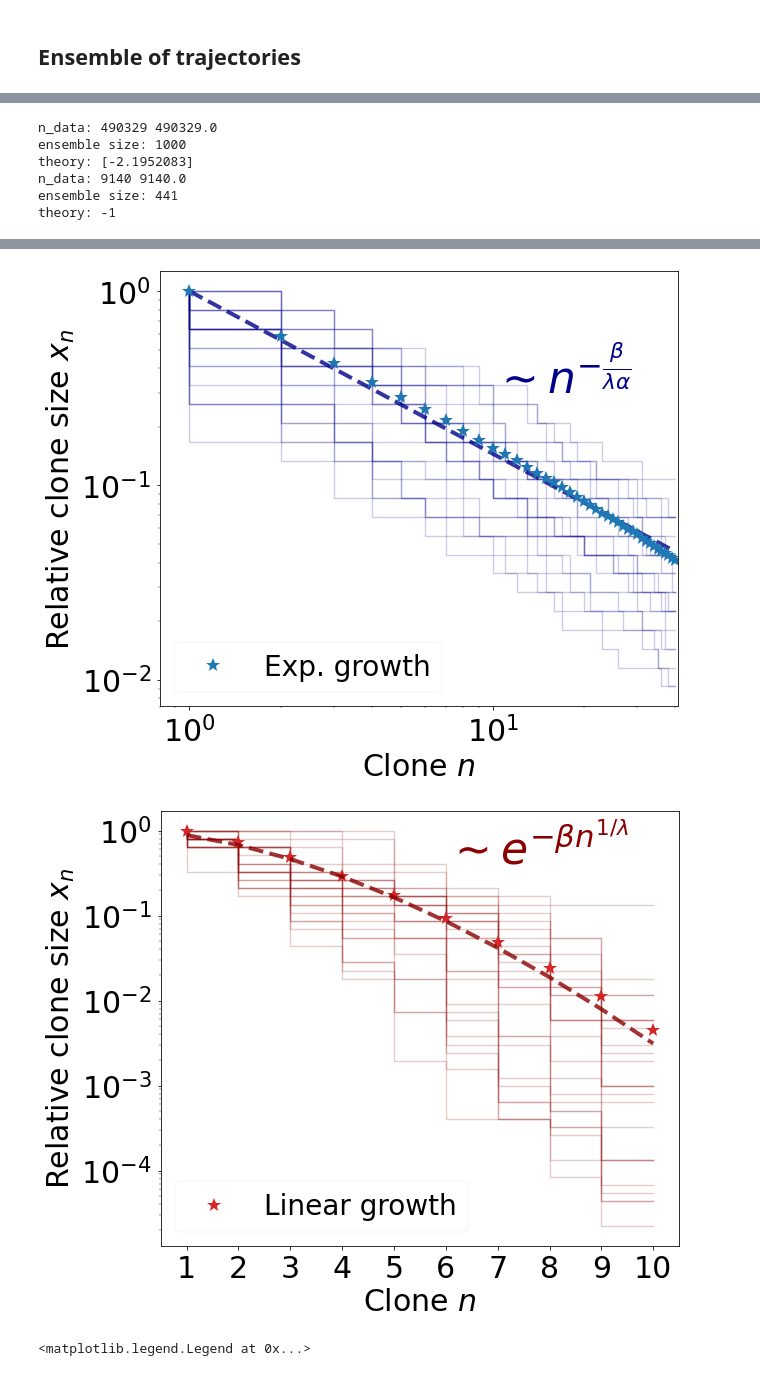
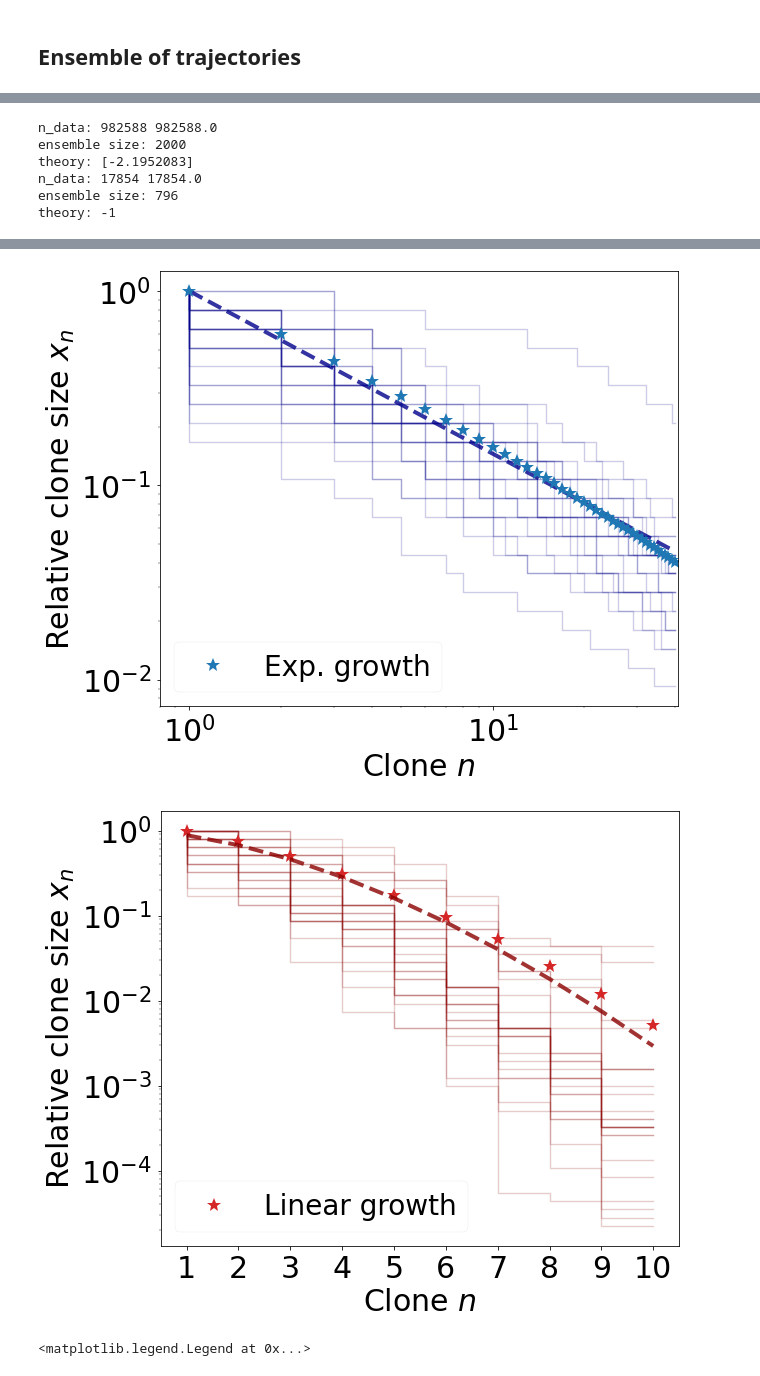
Before and after one commit to rmorantovar/Immune_System, a Jupyter notebook: Jupyter_Notebooks/1_Dynamics.ipynb, the cells around one changed output, grey strips where cells are left out. Cells and saved outputs as stored; diff of their text form; code cells hidden in the pictures.

```diff
--- a/Jupyter_Notebooks/1_Dynamics.ipynb
+++ b/Jupyter_Notebooks/1_Dynamics.ipynb
@@ -201,7 +201,7 @@ for ti, energy_model in enumerate(energy_models):
                     temp_array = np.flip(np.sort(data_bcells_ensemble[int(N_final):int(N_final+N_final_active[j+1])]))
                     for k in range(N_clones):
                         Clone_relative_sizes[k] += (temp_array[k]/temp_array[0])
-                if j%40==0:
+                if j%80==0:
                     ax2.step(n_array, temp_array[:N_clones]/temp_array[0], alpha=.2, color=colors_fit[i])
             print('ensemble size:', N_ens)
             #-------------------------------------------
@@ -212,7 +212,7 @@ for ti, energy_model in enumerate(energy_models):
             #-------------------------------------------
             ax2.plot(n_array, ((n_array))**(-beta/(lambd*alpha)), linestyle = '--', marker = '', ms = 8, linewidth = 4, color=colors_fit[i], alpha = .8)
             ax2.plot(n_array, Clone_relative_sizes/N_ens, color = colors[i], linestyle = '', linewidth = 1.5, marker = '*', ms = 15, label = 'Exp. growth')
-            ax2.text(x=1e1, y=3e-1, s = r'$\sim n^{-\frac{\beta}{\lambda\alpha}}$', fontsize=44, color = colors_fit[i])
+            #ax2.text(x=1e1, y=3e-1, s = r'$\sim n^{-\frac{\beta}{\lambda\alpha}}$', fontsize=44, color = colors_fit[i])
             ax2.set_xlim(left = .8, right = N_clones+1)
             ax.plot(clone_size[:-1][:], plaw_fit_csd[:-1][:], linestyle = '--', marker = '', ms = 8, linewidth = 4, color=colors_fit[i], alpha = .9)
             ax.plot(clone_size[:-1], clone_size_counts[:-1], color = colors[i], linestyle = '', marker = 's', ms = 11, linewidth = 4)
@@ -228,7 +228,7 @@ for ti, energy_model in enumerate(energy_models):
                     temp_array = np.flip(np.sort(data_bcells_ensemble[int(N_final):int(N_final+N_final_active[j+1])]))
                     for k in range(N_clones):
                         Clone_relative_sizes[k] += (temp_array[k]/temp_array[0])
-                if j%40==0:
+                if j%80==0:
                     ax3.step(n_array, temp_array[:N_clones]/temp_array[0], alpha=.2, color=colors_fit[i])
             print('ensemble size:',N_ens)
             a0 = 1e3
@@ -241,7 +241,7 @@ for ti, energy_model in enumerate(energy_models):
             #-------------------------------------------
             ax3.plot(n_array, Clone_relative_sizes/N_ens, color = colors[i], linestyle = '', linewidth = 1.5, marker = '*', ms = 15, label = 'Linear growth')
             ax3.plot(n_array, np.exp(-(beta)*((n_array)/(ass[ti]+1.7))**(1/lambd)), linestyle = '--', marker = '', ms = 8, linewidth = 4, color=colors_fit[i], alpha = .8)
-            ax3.text(x=6e0, y=4e-1, s = r'$\sim e^{-\beta n^{1/\lambda}}$', fontsize=44, color = colors_fit[i])
+            #ax3.text(x=6e0, y=4e-1, s = r'$\sim e^{-\beta n^{1/\lambda}}$', fontsize=44, color = colors_fit[i])
             ax3.set_xlim(left = .5, right = N_clones+.5)
             ax3.set_xticks(range(1,N_clones+1))
             ax.plot(clone_size[:-1][:], plaw_fit_csd[:-1][:], linestyle = '--', marker = '', ms = 8, linewidth = 4, color=colors_fit[i], alpha = .5)
@@ -273,9 +273,9 @@ for ti, energy_model in enumerate(energy_models):
     fig2.savefig('../Figures/1_Dynamics/Relative_CS_1_'+energy_model+'.pdf')
     fig3.savefig('../Figures/1_Dynamics/Relative_CS_2_'+energy_model+'.pdf')
 # %% [output]
-n_data: 490329 490329.0
-ensemble size: 1000
+n_data: 982588 982588.0
+ensemble size: 2000
 theory: [-2.1952083]
-n_data: 9140 9140.0
-ensemble size: 441
+n_data: 17854 17854.0
+ensemble size: 796
 theory: -1
@@ -283,5 +283,5 @@ theory: -1
-[figure, old version]
+[figure, new version]
-[figure, old version]
+[figure, new version]
 # %%
 mean_e =-28.945951714884234
 var_e = 9.378153782122688
```
Also changed, not shown: parts of 3 cells of this notebook, 24 other files.
